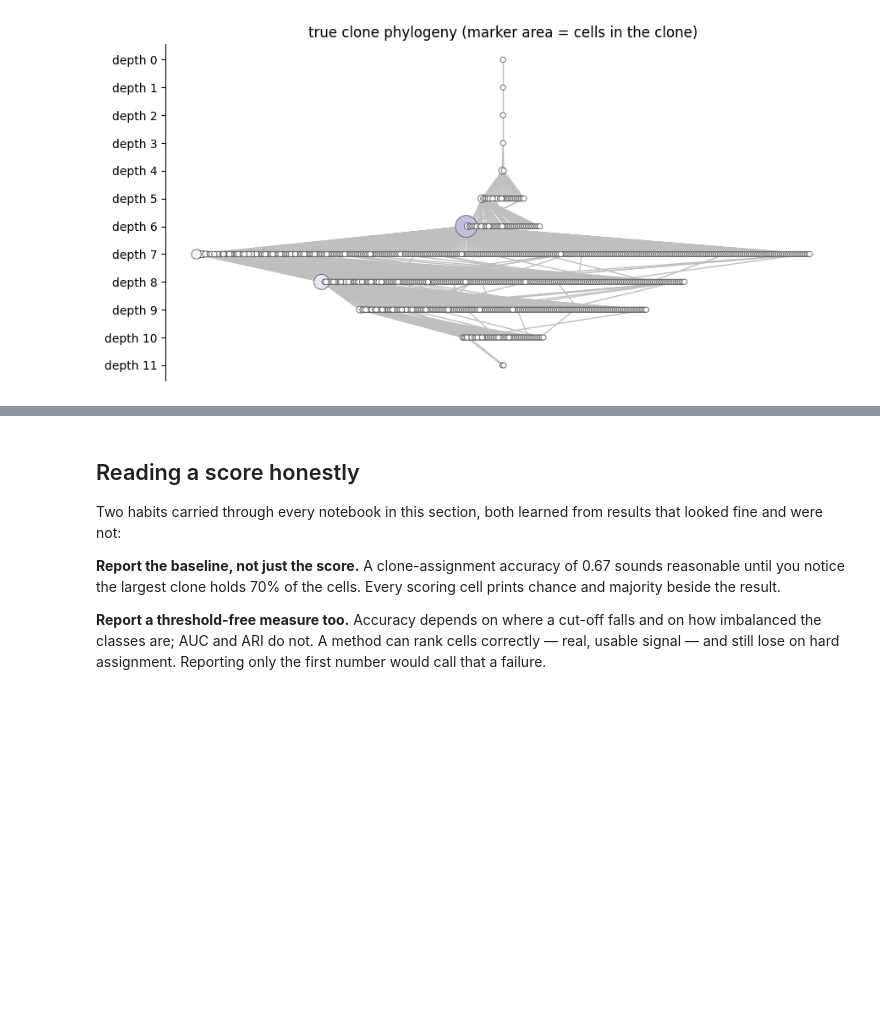
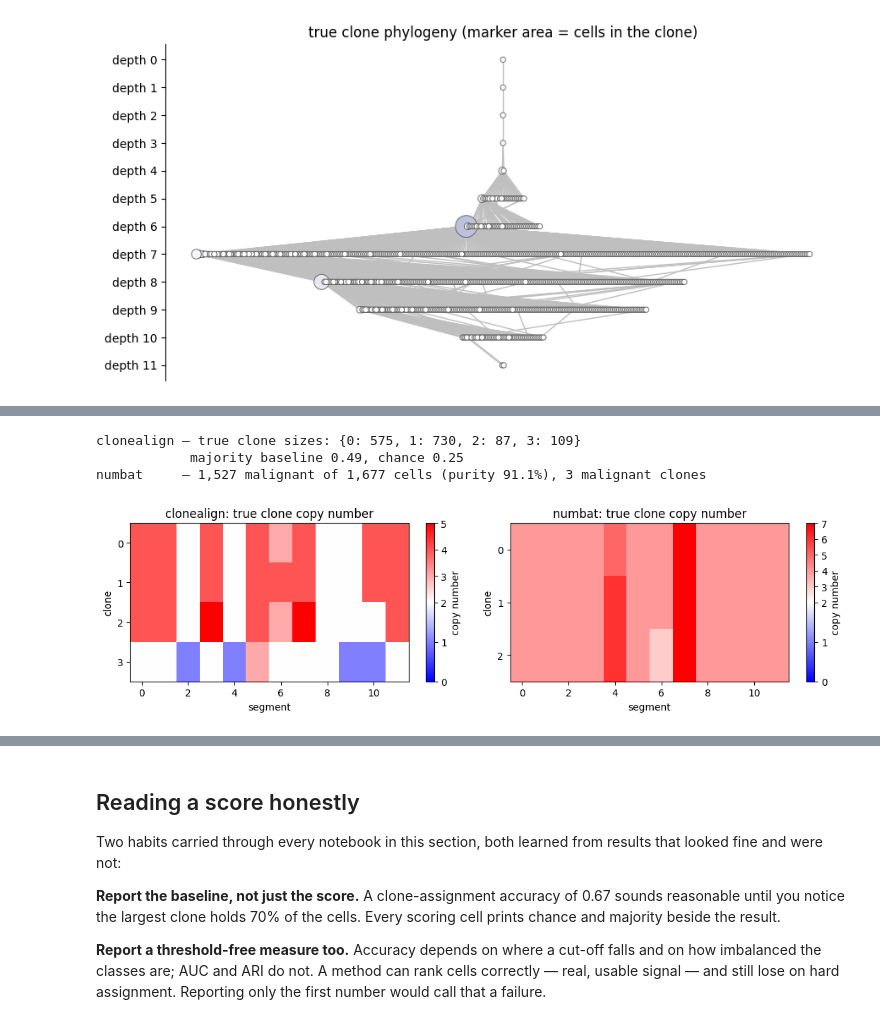
Before and after one commit to pedrofale/iscc, a Jupyter notebook: notebooks/analysis_ground_truth.ipynb, the cells around one changed output, grey strips where cells are left out. Drawn from its saved outputs; the diff is of its cells as text; code cells hidden in the pictures; blank space fills up the shorter version.

```diff
--- a/notebooks/analysis_ground_truth.ipynb
+++ b/notebooks/analysis_ground_truth.ipynb
@@ -209,0 +224,32 @@ true clone phylogeny: 987 clones, 1 root(s)
+# %%
+import numpy as np
+DATA = os.path.join("..", "analysis_data")
+
+# --- clonealign: which clone each cell really belongs to, and what copy number that clone carries
+ca_truth = pd.read_csv(os.path.join(DATA, "clonealign", "truth.csv"))
+ca_meta  = json.load(open(os.path.join(DATA, "clonealign", "meta.json")))
+cn = np.array(ca_meta["cn_consensus"])
+
+# --- numbat: which cells are malignant, and the consensus copy number of each malignant clone
+nb_truth = pd.read_csv(os.path.join(DATA, "numbat", "truth.csv"))
+nb_cn = np.loadtxt(os.path.join(DATA, "numbat", "truth_consensus_cn.csv"), delimiter=",", ndmin=2)
+
+print("clonealign — true clone sizes:", ca_truth["true_clone"].value_counts().sort_index().to_dict())
+print(f"            majority baseline {ca_meta['majority_baseline']:.2f}, chance {ca_meta['chance_baseline']:.2f}")
+print(f"numbat     — {int(nb_truth['is_malignant'].sum()):,} malignant of {len(nb_truth):,} cells "
+      f"(purity {nb_truth['is_malignant'].mean():.1%}), {nb_cn.shape[0]} malignant clones")
+
+fig, axes = plt.subplots(1, 2, figsize=(11, 3.2))
+for ax, M, title in ((axes[0], cn, "clonealign: true clone copy number"),
+                     (axes[1], nb_cn, "numbat: true clone copy number")):
+    im = ax.imshow(M, cmap="bwr", norm=TwoSlopeNorm(vcenter=2.0, vmin=0.0, vmax=max(4.0, M.max())),
+                   aspect="auto")
+    ax.set_xlabel("segment"); ax.set_ylabel("clone"); ax.set_title(title)
+    ax.set_yticks(range(M.shape[0]))
+    fig.colorbar(im, ax=ax, label="copy number")
+fig.tight_layout()
+# %% [output]
+clonealign — true clone sizes: {0: 575, 1: 730, 2: 87, 3: 109}
+            majority baseline 0.49, chance 0.25
+numbat     — 1,527 malignant of 1,677 cells (purity 91.1%), 3 malignant clones
+[figure, added]
```
Also changed, not shown: parts of 10 cells of this notebook, 3 other files.
